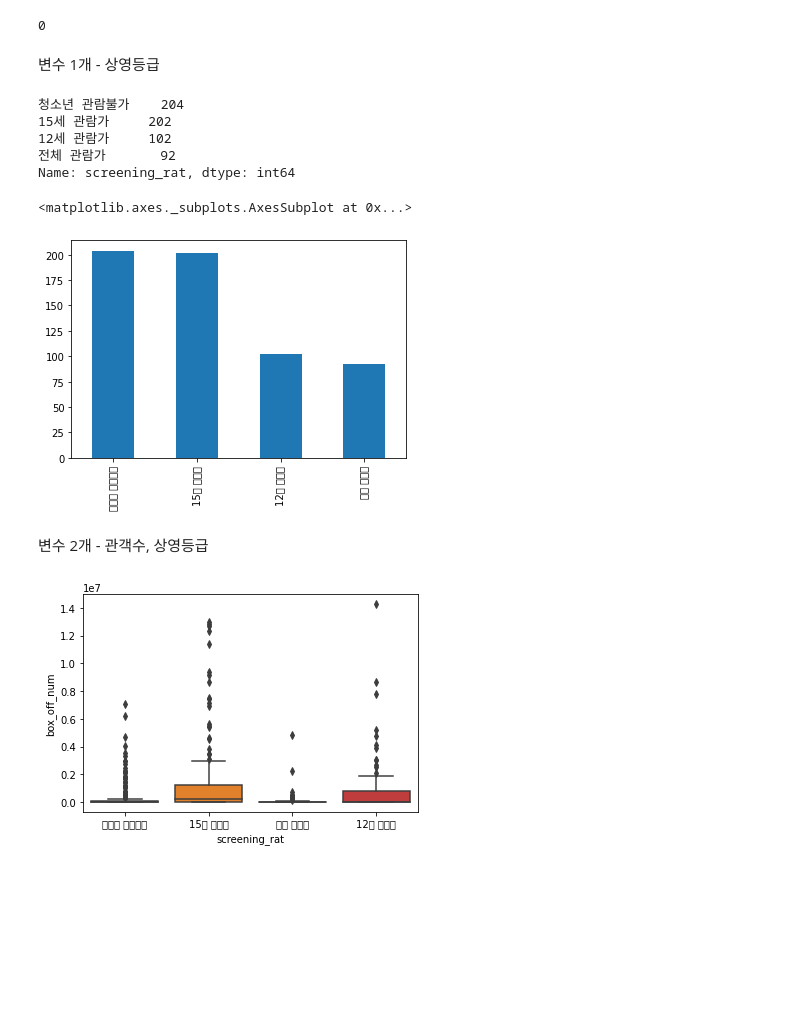
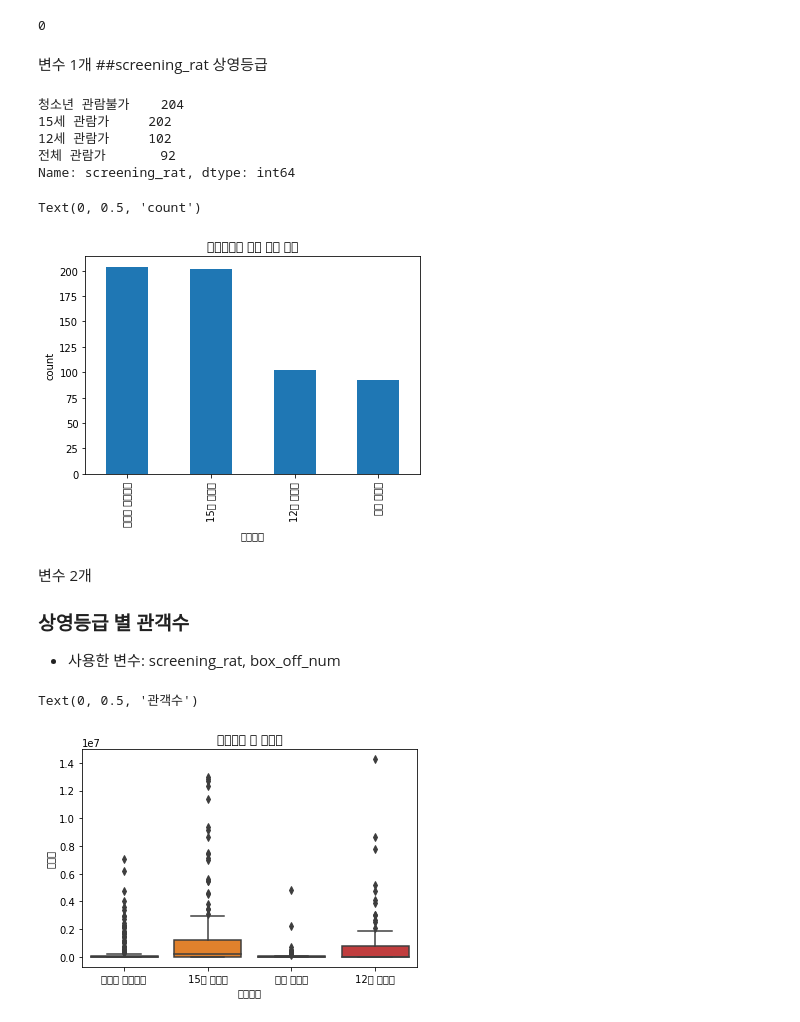
Before and after one commit to JJJJeon/ESAA, a Jupyter notebook: Untitled12.ipynb, the cells around one changed output. Drawn from its saved outputs; the diff is of its cells as text; code cells hidden in the pictures; blank space fills up the shorter version.

```diff
--- a/Untitled12.ipynb
+++ b/Untitled12.ipynb
@@ -23,7 +23,8 @@ movies['screening_rat'].isna().sum()
 # %% [output]
 0
 # %% [markdown]
-변수 1개 - 상영등급
+변수 1개
+##screening_rat 상영등급
 # %%
 movies['screening_rat'].value_counts()
 # %% [output]
@@ -34,15 +35,24 @@ movies['screening_rat'].value_counts()
 Name: screening_rat, dtype: int64
 # %%
 movies['screening_rat'].value_counts().plot(kind='bar')
+plt.title('상영등급에 따른 영화 개수')
+plt.xlabel('상영등급')
+plt.ylabel('count')
 #청소년 관람불가, 15세 관람가, 12세 관람가, 전체 관람가 순으로 많다. 청소년 관람불가, 15세 관람가 영화 수는 12세 관람가, 전체 관람가의 2배 정도이다.
 # %% [output]
-<matplotlib.axes._subplots.AxesSubplot at 0x...>
+Text(0, 0.5, 'count')
-[figure, old version]
+[figure, new version]
 # %% [markdown]
-변수 2개 - 관객수, 상영등급
+변수 2개
+### 상영등급 별 관객수
+* 사용한 변수: screening_rat, box_off_num
 # %%
 ax=plt.subplots()
 ax=sns.boxplot(x='screening_rat',y='box_off_num',data=movies)
+plt.title("상영등급 별 관객수")
+plt.xlabel('상영등급')
+plt.ylabel('관객수')
 #전체 관람가와 청소년 관람불가보다 15세, 12세의 관측치 크기가 더 크다.
 # %% [output]
+Text(0, 0.5, '관객수')
-[figure, old version]
+[figure, new version]
```
Also changed, not shown: parts of 4 cells of this notebook.
